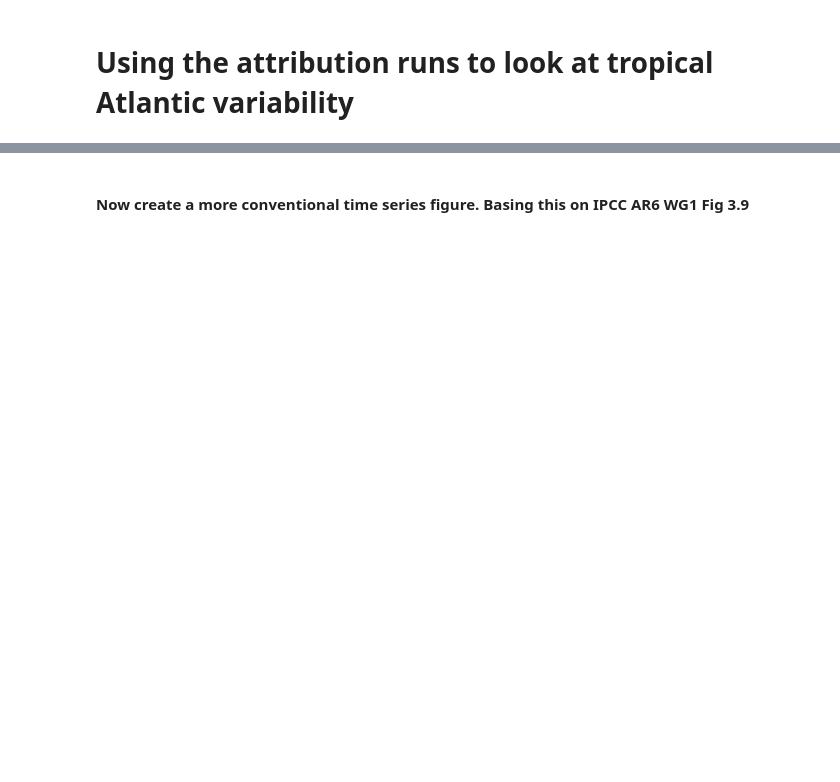
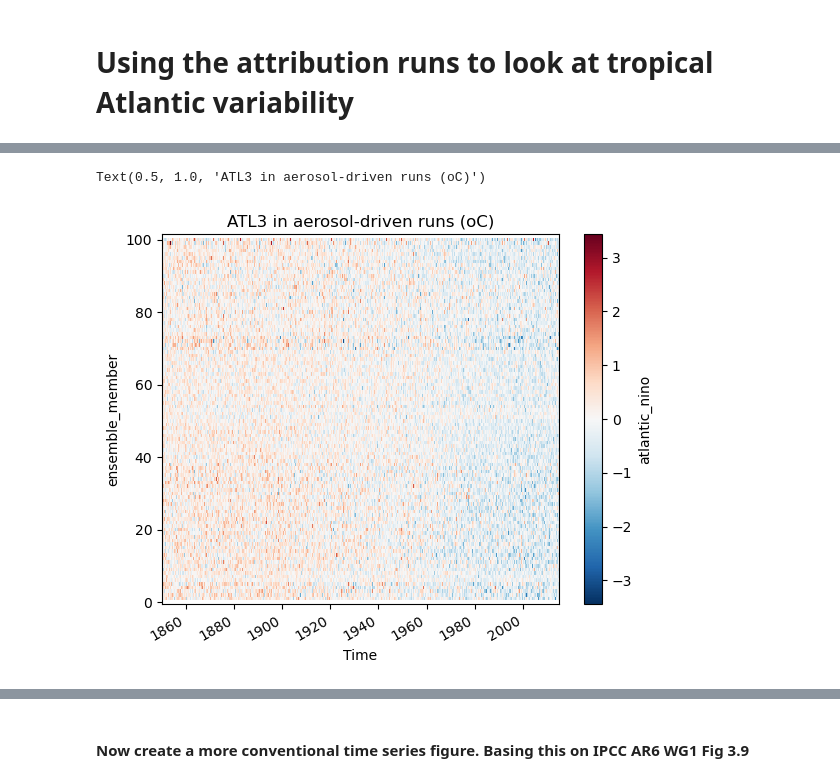
Before and after one commit to pmip4/TropicalAtlanticVariability, a Jupyter notebook: attribution/AZM-attribution.ipynb, the cells around one changed output, grey strips where cells are left out. Cells and saved outputs as stored; diff of their text form; code cells hidden in the pictures; blank space fills up the shorter version.

```diff
--- a/attribution/AZM-attribution.ipynb
+++ b/attribution/AZM-attribution.ipynb
@@ -15,7 +15,7 @@ def load_cvdp_timeseries(ts_name,dir_name):
     else:
         print('Extracting '+ts_name+' from all the cvdp_files in '+dir_name+' ...')
         # Look in the provided directory
-        file_names = os.listdir('cmip6.hist-aer.cvdp_data')
+        file_names = os.listdir(dir_name)
         # Filter the file names to include only those with the .nc extension
         paths = [file_name for file_name in file_names if file_name.endswith('.nc')]
         #Load in an example file to get some metadata
@@ -59,7 +69,10 @@ ghg_array
 # %%
 # convert to anomalies
-aer_array.plot()
+aer_array['atlantic_nino'].plot()
 plt.title('ATL3 in aerosol-driven runs (oC)')
+# %% [output]
+Text(0.5, 1.0, 'ATL3 in aerosol-driven runs (oC)')
+[figure, added]
 # %%
 # Compute the running standard deviation
 window_size = 120  # Number of months in the running window
```
Also changed, not shown: parts of 6 cells of this notebook, 2 other files.
